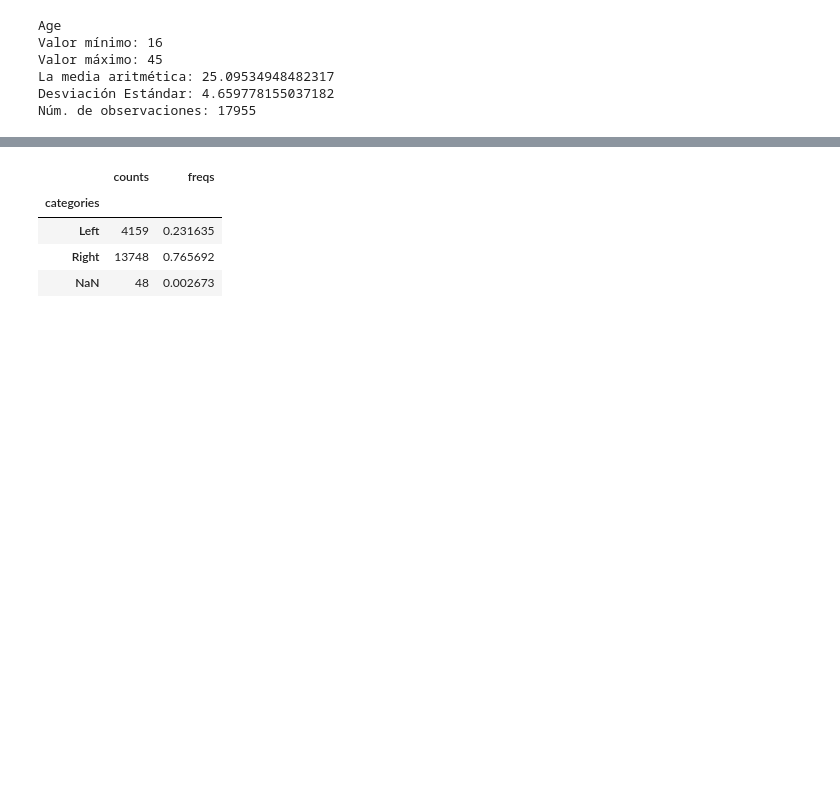
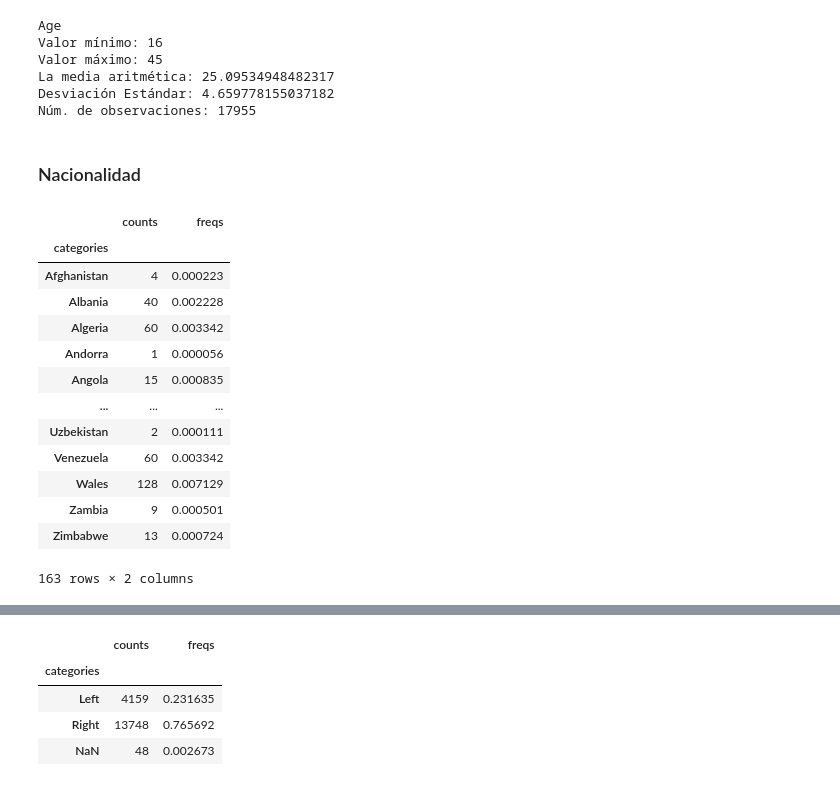
Before and after one commit to rpizarrog/Analisis-Inteligente-de-datos, a Jupyter notebook: Pyhton documentos/explorar_datos_FIFA.ipynb, the cells around one changed output, grey strips where cells are left out. Saved outputs shown, nothing was run; the diff lists cells and outputs as text; code cells hidden in the pictures; blank space fills up the shorter version.

```diff
--- a/Pyhton documentos/explorar_datos_FIFA.ipynb
+++ b/Pyhton documentos/explorar_datos_FIFA.ipynb
@@ -150,3 +152,23 @@ Valor máximo: 45
 La media aritmética: 25.09534948482317
 Desviación Estándar: 4.659778155037182
 Núm. de observaciones: 17955
+# %% [markdown]
+### Nacionalidad
+# %%
+nacionalidad = pd.Categorical(datos['Nationality'])
+nacionalidad.describe()
+# %% [output]
+|  | counts | freqs |
+| categories |  |  |
+| Afghanistan | 4 | 0.000223 |
+| Albania | 40 | 0.002228 |
+| Algeria | 60 | 0.003342 |
+| Andorra | 1 | 0.000056 |
+| Angola | 15 | 0.000835 |
+| ... | ... | ... |
+| Uzbekistan | 2 | 0.000111 |
+| Venezuela | 60 | 0.003342 |
+| Wales | 128 | 0.007129 |
+| Zambia | 9 | 0.000501 |
+| Zimbabwe | 13 | 0.000724 |
+163 rows × 2 columns
```
Also changed, not shown: parts of 6 cells of this notebook.
